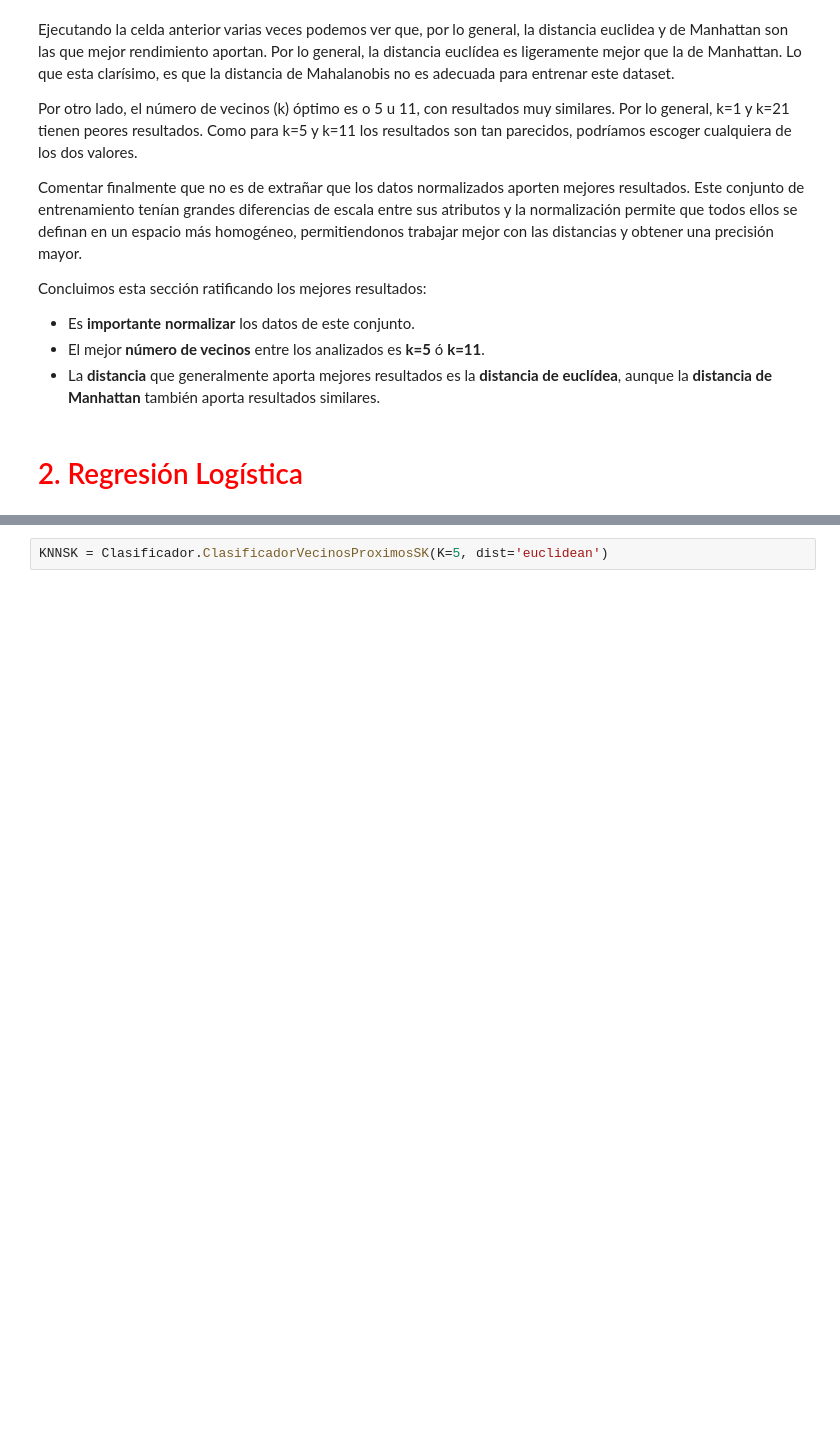
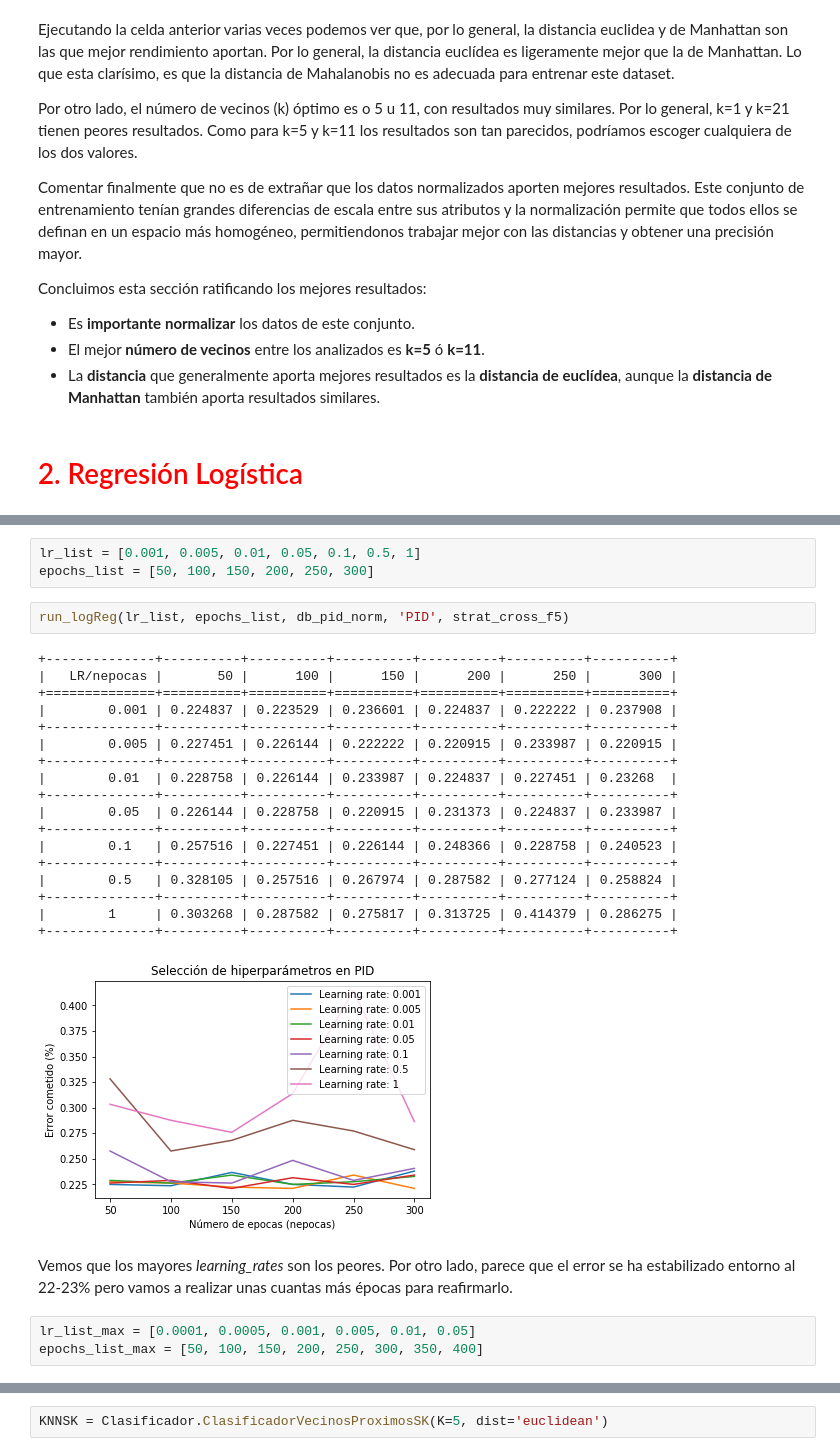
Before and after one commit to AlejandroSantorum/MachineLearning_Assignments, a Jupyter notebook: Assignment2/test_KNN-LR.ipynb, the cells around one changed output, grey strips where cells are left out. Saved outputs shown, nothing was run; the diff lists cells and outputs as text; blank space fills up the shorter version.

```diff
--- a/Assignment2/test_KNN-LR.ipynb
+++ b/Assignment2/test_KNN-LR.ipynb
@@ -569,0 +645,29 @@ Concluimos esta sección ratificando los mejores resultados:
+# %%
+lr_list = [0.001, 0.005, 0.01, 0.05, 0.1, 0.5, 1]
+epochs_list = [50, 100, 150, 200, 250, 300]
+# %%
+run_logReg(lr_list, epochs_list, db_pid_norm, 'PID', strat_cross_f5)
+# %% [output]
++--------------+----------+----------+----------+----------+----------+----------+
+|   LR/nepocas |       50 |      100 |      150 |      200 |      250 |      300 |
++==============+==========+==========+==========+==========+==========+==========+
+|        0.001 | 0.224837 | 0.223529 | 0.236601 | 0.224837 | 0.222222 | 0.237908 |
++--------------+----------+----------+----------+----------+----------+----------+
+|        0.005 | 0.227451 | 0.226144 | 0.222222 | 0.220915 | 0.233987 | 0.220915 |
++--------------+----------+----------+----------+----------+----------+----------+
+|        0.01  | 0.228758 | 0.226144 | 0.233987 | 0.224837 | 0.227451 | 0.23268  |
++--------------+----------+----------+----------+----------+----------+----------+
+|        0.05  | 0.226144 | 0.228758 | 0.220915 | 0.231373 | 0.224837 | 0.233987 |
++--------------+----------+----------+----------+----------+----------+----------+
+|        0.1   | 0.257516 | 0.227451 | 0.226144 | 0.248366 | 0.228758 | 0.240523 |
++--------------+----------+----------+----------+----------+----------+----------+
+|        0.5   | 0.328105 | 0.257516 | 0.267974 | 0.287582 | 0.277124 | 0.258824 |
++--------------+----------+----------+----------+----------+----------+----------+
+|        1     | 0.303268 | 0.287582 | 0.275817 | 0.313725 | 0.414379 | 0.286275 |
++--------------+----------+----------+----------+----------+----------+----------+
+[figure, added]
+# %% [markdown]
+Vemos que los mayores *learning_rates* son los peores. Por otro lado, parece que el error se ha estabilizado entorno al 22-23% pero vamos a realizar unas cuantas más épocas para reafirmarlo.
+# %%
+lr_list_max = [0.0001, 0.0005, 0.001, 0.005, 0.01, 0.05]
+epochs_list_max = [50, 100, 150, 200, 250, 300, 350, 400]
```
Also changed, not shown: parts of 46 cells of this notebook, 1 other file.
